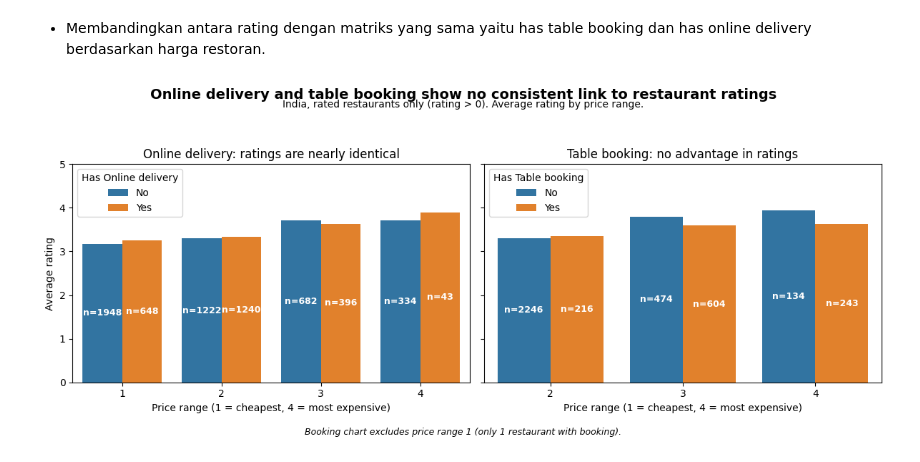
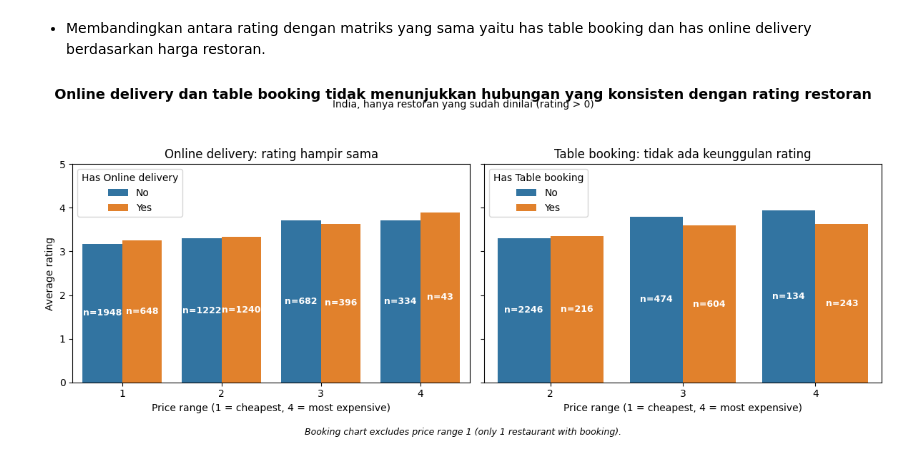
Before and after one commit to ZikriAzzuri5/zomato-india-features-ratings-analysis, a Jupyter notebook: zomato-india-features-ratings-analysis.ipynb, the cells around one changed output. Saved outputs shown, nothing was run; the diff lists cells and outputs as text; code cells hidden in the pictures.

```diff
--- a/zomato-india-features-ratings-analysis.ipynb
+++ b/zomato-india-features-ratings-analysis.ipynb
@@ -246,7 +267,6 @@ Price range Has Online delivery
 # %% [markdown]
 - Membandingkan antara rating dengan matriks yang sama yaitu has table booking dan has online delivery berdasarkan harga restoran.
 # %%
-india_rated = df[(df['Country Code'] == 1) & (df['Aggregate rating'] > 0)]
 data_tb = india_rated[india_rated['Price range'] > 1]  # buang harga 1 (booking hanya n=1)
 
 HUE_ORDER = ['No', 'Yes']
@@ -260,36 +280,36 @@ def add_counts(ax, data, hue_col, price_order):
 # %%
 fig, axes = plt.subplots(1, 2, figsize=(12, 5), sharey=True)
 
 sns.barplot(data=india_rated, x='Price range', y='Aggregate rating',
             hue='Has Online delivery', order=[1, 2, 3, 4], hue_order=HUE_ORDER,
             errorbar=None, ax=axes[0])
 sns.barplot(data=data_tb, x='Price range', y='Aggregate rating',
             hue='Has Table booking', order=[2, 3, 4], hue_order=HUE_ORDER,
             errorbar=None, ax=axes[1])
 
 add_counts(axes[0], india_rated, 'Has Online delivery', [1, 2, 3, 4])
 add_counts(axes[1], data_tb, 'Has Table booking', [2, 3, 4])
 
 axes[0].set_ylim(0, 5)
-axes[0].set_title("Online delivery: ratings are nearly identical")
-axes[1].set_title("Table booking: no advantage in ratings")
+axes[0].set_title("Online delivery: rating hampir sama")
+axes[1].set_title("Table booking: tidak ada keunggulan rating")
 
 for ax in axes:
     ax.set_xlabel("Price range (1 = cheapest, 4 = most expensive)")
 axes[0].set_ylabel("Average rating")
 axes[1].set_ylabel("")
 
-fig.suptitle("Online delivery and table booking show no consistent link to restaurant ratings",
+fig.suptitle("Online delivery dan table booking tidak menunjukkan hubungan yang konsisten dengan rating restoran",
              fontsize=14, fontweight='bold')
-fig.text(0.5, 0.925, "India, rated restaurants only (rating > 0). Average rating by price range.",
+fig.text(0.5, 0.925, "India, hanya restoran yang sudah dinilai (rating > 0)",
          ha='center', fontsize=10)
 fig.text(0.5, 0.01, "Booking chart excludes price range 1 (only 1 restaurant with booking).",
          ha='center', fontsize=9, style='italic')
 
 plt.tight_layout(rect=[0, 0.04, 1, 0.91])
 plt.show()
 # %% [output]
-[figure, old version]
+[figure, new version]
 # %%
 fig, ax = plt.subplots(figsize=(8, 5))
 
```
Also changed, not shown: parts of 6 cells of this notebook.
